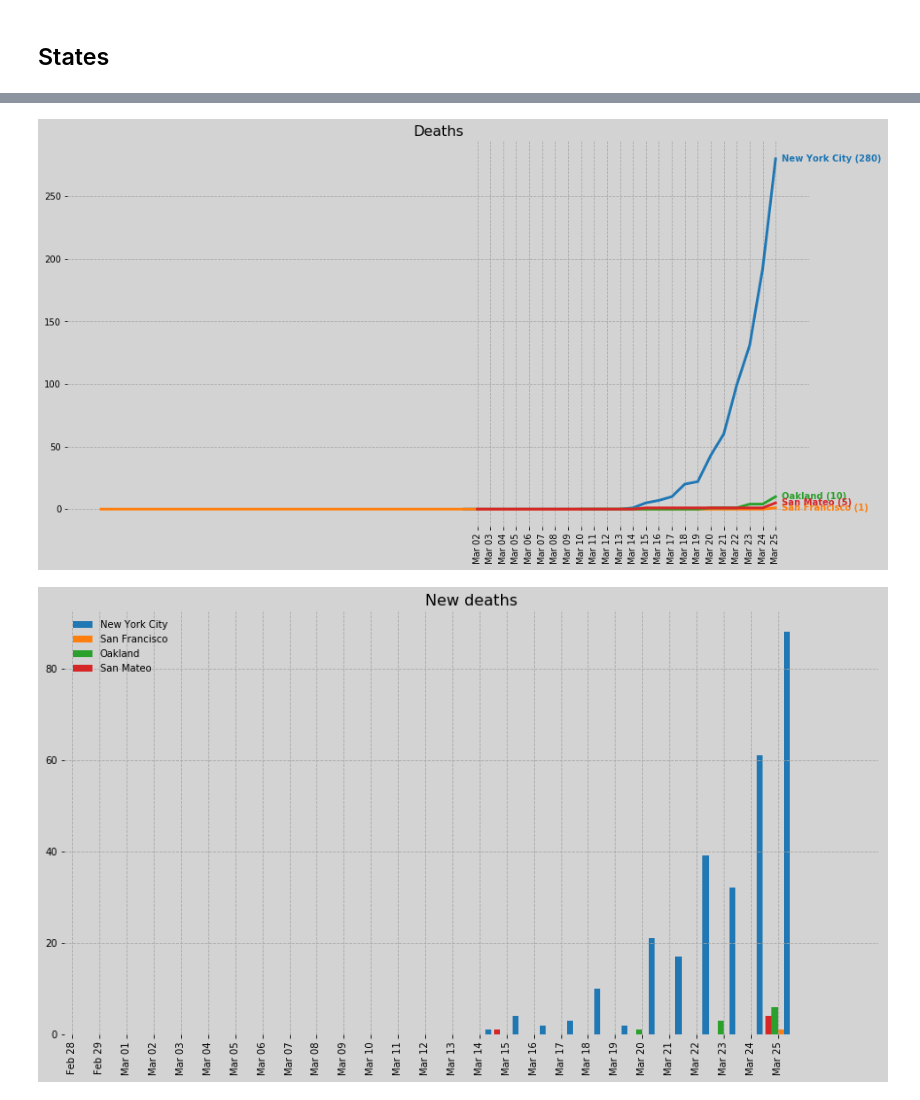
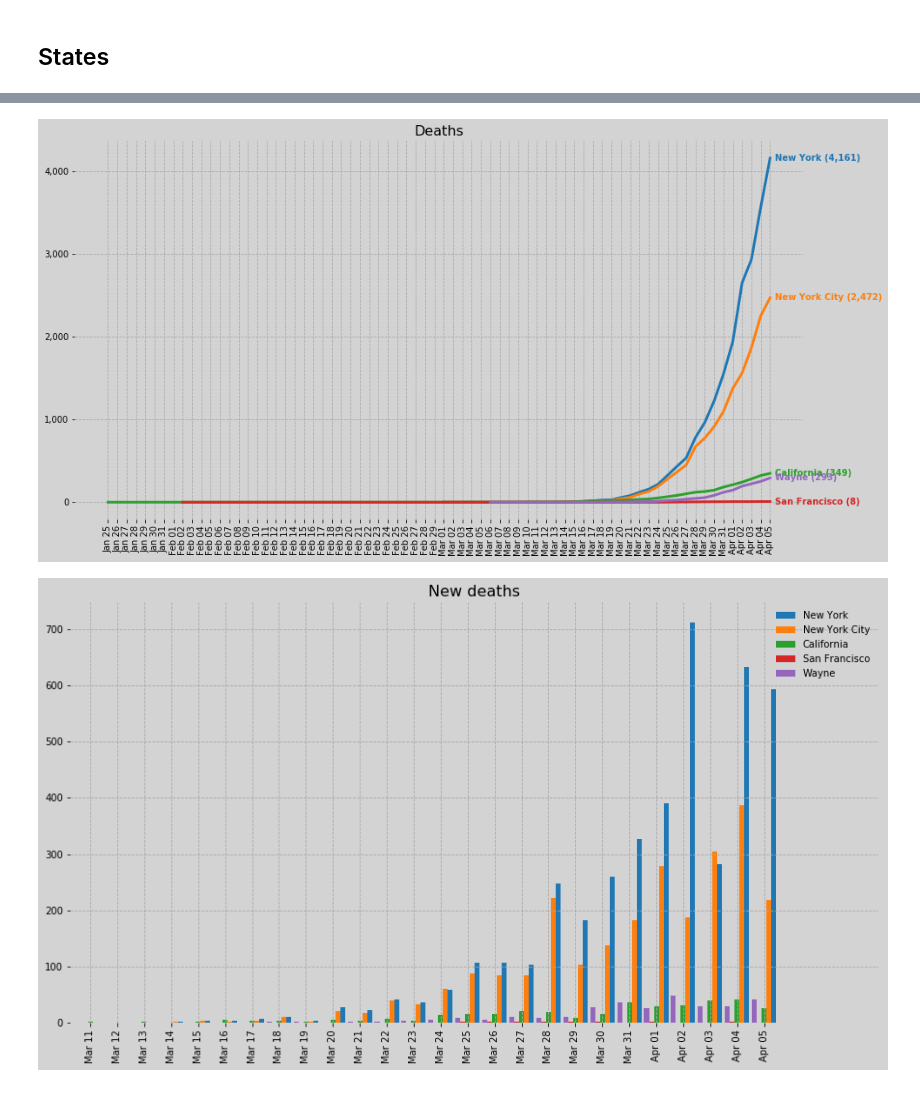
Before and after one commit to lkavenagh/covid19, a Jupyter notebook: Covid-19-nyt.ipynb, the cells around one changed output, grey strips where cells are left out. Drawn from its saved outputs; the diff is of its cells as text; code cells hidden in the pictures.

```diff
--- a/Covid-19-nyt.ipynb
+++ b/Covid-19-nyt.ipynb
@@ -35,5 +20,8 @@ sorted(list(set(county.county)))
+# %%
+dat = dat.groupby(['date', 'region']).sum().reset_index()
 # %%
-regions = ['New York City', 'San Francisco', 'Oakland', 'San Mateo']
+#regions = ['New York City', 'San Francisco', 'Oakland', 'San Mateo']
+regions = ['New York', 'New York City', 'California', 'San Francisco', 'Wayne']
 # %% [markdown]
 ## States
 # %%
@@ -141,13 +132,17 @@ ax = fig.add_subplot(111)
 
 minx = 0
 
+ticks = []
 for n,s in enumerate(regions):
     region = regions[n]
 
-    dat = county.loc[county.county == region]
+    to_plot = dat.loc[dat.region == region]
 
-    y = dat.deaths
-    x = dat.date
+    y = to_plot.deaths
+    x = to_plot.date
+
+    if len(x) > len(ticks):
+        ticks = x
 
     tmp = next((i for i, x in enumerate(y) if x), None)
     if tmp > minx:
@@ -161,8 +156,7 @@ for var in ['top', 'bottom', 'left', 'right']:
 
 ax.grid(linestyle = '--', color = 'darkgrey')
 
-ax.set_xticks(x)
-#ax.set_xlim((x[minx-5], x[-1]))
+ax.set_xticks(ticks)
 ax.set_title('Deaths', fontsize = 16)
 
 for tick in ax.get_xticklabels():
@@ -177,7 +171,7 @@ ax.get_figure().set_facecolor('lightgrey')
 ax.set_facecolor('lightgrey')
 ax.xaxis.set_major_formatter(xfmt)
 # %% [output]
-[figure, old version]
+[figure, new version]
 # %%
 fig = plt.figure(figsize = (15,8))
 ax = fig.add_subplot(111)
@@ -185,52 +179,52 @@ ax = fig.add_subplot(111)
 minx = 0
 width = 0.9/len(regions)
 
-for n,dt in enumerate(sorted(list(set(county.date)))):
+for n,dt in enumerate(sorted(list(set(dat.date)))):
     for r,s in enumerate(regions):
-        if dt < min(county.loc[county.county == region, 'date']):
+        if dt < min(dat.loc[dat.region == region, 'date']):
             y = 0
-        elif dt == min(county.loc[county.county == region, 'date']):
-            idx = [(x == dt) and (y == s) for x,y in zip(county.date, county.county)]
-            y = county.loc[idx, 'deaths']
+        elif dt == min(dat.loc[dat.region == region, 'date']):
+            idx = [(x == dt) and (y == s) for x,y in zip(dat.date, dat.region)]
+            y = dat.loc[idx, 'deaths']
         else:
-            prev_dt = max(county.loc[county.date < dt, 'date'])
-            idx0 = [(x == prev_dt) and (y == s) for x,y in zip(county.date, county.county)]
-            idx1 = [(x == dt) and (y == s) for x,y in zip(county.date, county.county)]
+            prev_dt = max(dat.loc[dat.date < dt, 'date'])
+            idx0 = [(x == prev_dt) and (y == s) for x,y in zip(dat.date, dat.region)]
+            idx1 = [(x == dt) and (y == s) for x,y in zip(dat.date, dat.region)]
             if (sum(idx0) == 0) and (sum(idx1) == 0):
                 y = 0
             elif (sum(idx0) == 0):
-                y = county.loc[idx1, 'deaths']
+                y = dat.loc[idx1, 'deaths']
             else:
-                y = county.loc[idx1, 'deaths'].item() - county.loc[idx0, 'deaths'].item()
+                y = dat.loc[idx1, 'deaths'].item() - dat.loc[idx0, 'deaths'].item()
 
 
         xpos = n + (len(regions)/2 * width) - (r*width) - (width/2)
         if n == 0:
             ax.bar(x = xpos, height = y, width = width, color = colors(r), label = s)
         else:
             ax.bar(x = xpos, height = y, width = width, color = colors(r), label = None)
 
 for var in ['top', 'bottom', 'left', 'right']:
     ax.spines[var].set_visible(False)
 
 ax.grid(linestyle = '--', color = 'darkgrey')
 ax.legend(frameon = False)
 ax.set_title('New deaths', fontsize = 16)
 
-x = sorted(list(set(county.date)))
+x = sorted(list(set(dat.date)))
 ax.set_xticks(np.arange(len(x)))
 ax.set_xticklabels([c.strftime('%b %d') for c in x]);
 
 for tick in ax.get_xticklabels():
     tick.set_rotation(90)
     tick.set_ha('center')
     tick.set_va('top')
 
 ax.set_yticklabels(['{:,}'.format(int(x)) for x in ax.get_yticks().tolist()])
 
 xfmt = mdates.DateFormatter('%b %d')
 ax.get_figure().set_facecolor('lightgrey')
 ax.set_facecolor('lightgrey')
 ax.set_xlim(ax.get_xlim()[1]-30, ax.get_xlim()[1]);
 # %% [output]
-[figure, old version]
+[figure, new version]
```
Also changed, not shown: parts of 4 cells of this notebook.
